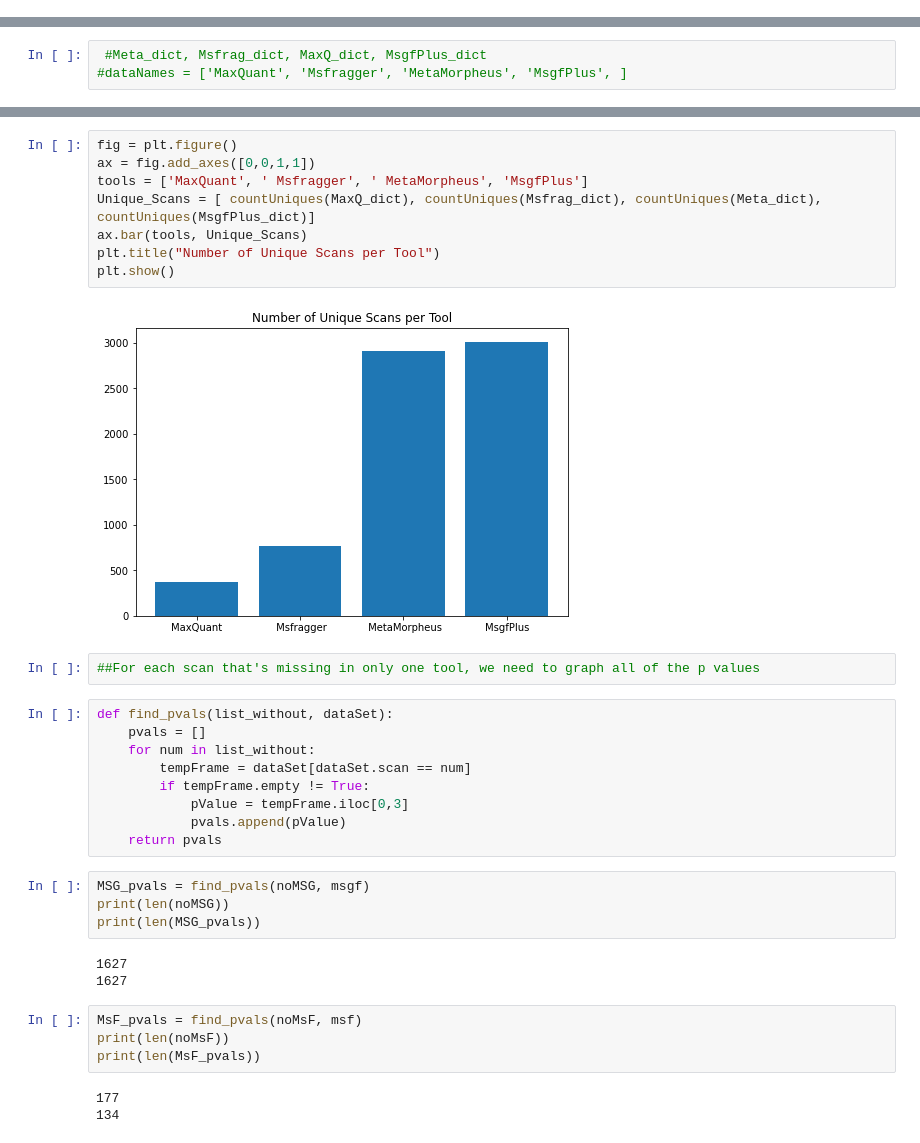
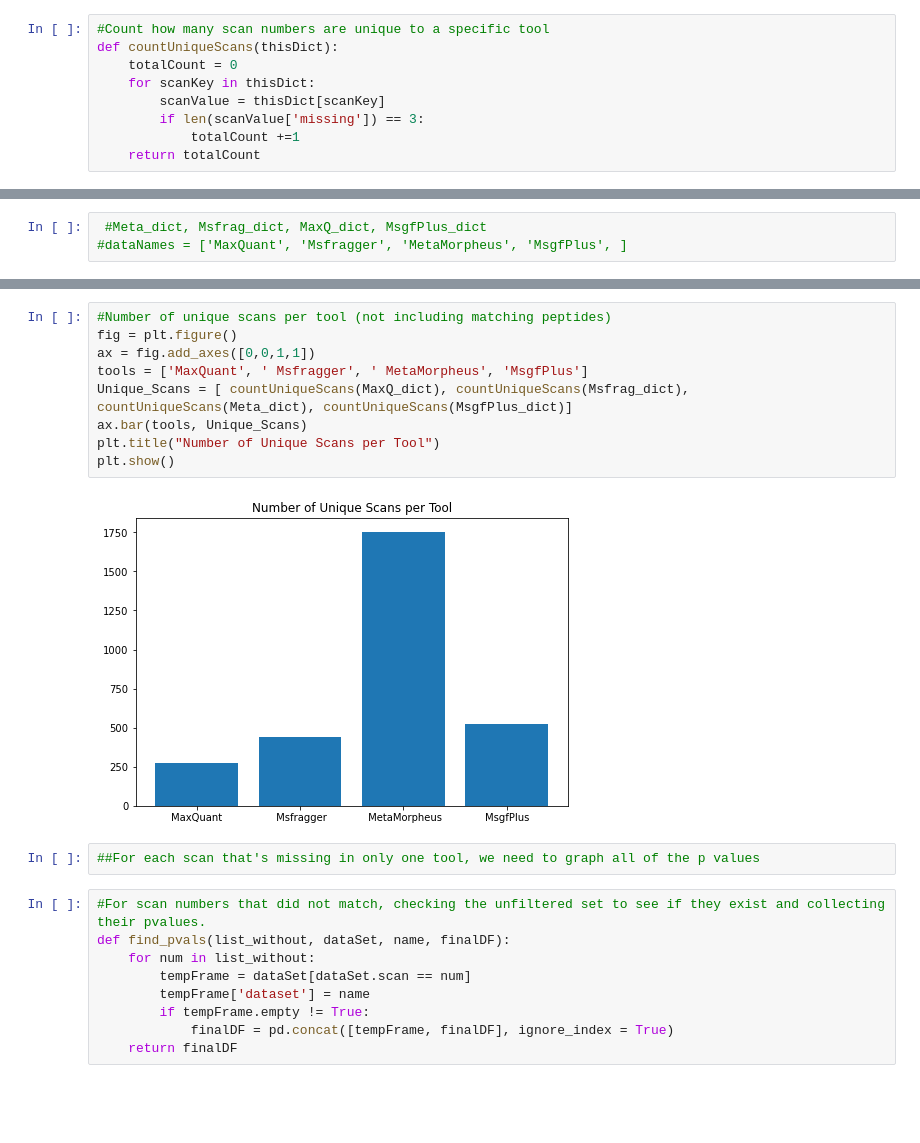
Before and after one commit to PayneLab/SingleCellBenchMark, a Jupyter notebook: Matcher.ipynb, the cells around one changed output, grey strips where cells are left out. Saved outputs shown, nothing was run; the diff lists cells and outputs as text; blank space fills up the shorter version.

```diff
--- a/Matcher.ipynb
+++ b/Matcher.ipynb
@@ -318,6 +351,15 @@ def countUniques(thisDict):
         if len(scanValue['same']) == 0:
             totalCount +=1
     return totalCount
+# %%
+#Count how many scan numbers are unique to a specific tool
+def countUniqueScans(thisDict):
+    totalCount = 0
+    for scanKey in thisDict:
+        scanValue = thisDict[scanKey]
+        if len(scanValue['missing']) == 3:
+            totalCount +=1
+    return totalCount
 # %%
 #get a list that gives scan numbers for same/different positions of dataSet in relation to another one
 #thisDict = dictionary that we are looking in, dictName = name of data dictionary came from, section = 'same'/'diff'
@@ -477,35 +593,22 @@ plt.show()
 # %%
+#Number of unique scans per tool (not including matching peptides)
 fig = plt.figure()
 ax = fig.add_axes([0,0,1,1])
 tools = ['MaxQuant', ' Msfragger', ' MetaMorpheus', 'MsgfPlus']
-Unique_Scans = [ countUniques(MaxQ_dict), countUniques(Msfrag_dict), countUniques(Meta_dict), countUniques(MsgfPlus_dict)]
+Unique_Scans = [ countUniqueScans(MaxQ_dict), countUniqueScans(Msfrag_dict), countUniqueScans(Meta_dict), countUniqueScans(MsgfPlus_dict)]
 ax.bar(tools, Unique_Scans)
 plt.title("Number of Unique Scans per Tool")
 plt.show()
 # %% [output]
-[figure, old version]
+[figure, new version]
 # %%
 ##For each scan that's missing in only one tool, we need to graph all of the p values
 # %%
-def find_pvals(list_without, dataSet):
-    pvals = []
+#For scan numbers that did not match, checking the unfiltered set to see if they exist and collecting their pvalues.
+def find_pvals(list_without, dataSet, name, finalDF):
     for num in list_without:
         tempFrame = dataSet[dataSet.scan == num]
+        tempFrame['dataset'] = name
         if tempFrame.empty != True:
-            pValue = tempFrame.iloc[0,3]
-            pvals.append(pValue)
-    return pvals
+            finalDF = pd.concat([tempFrame, finalDF], ignore_index = True)
+    return finalDF
-# %%
-MSG_pvals = find_pvals(noMSG, msgf)
-print(len(noMSG))
-print(len(MSG_pvals))
-# %% [output]
-1627
-1627
-# %%
-MsF_pvals = find_pvals(noMsF, msf)
-print(len(noMsF))
-print(len(MsF_pvals))
-# %% [output]
-177
-134
```
Also changed, not shown: parts of 32 cells of this notebook, 4 other files.
